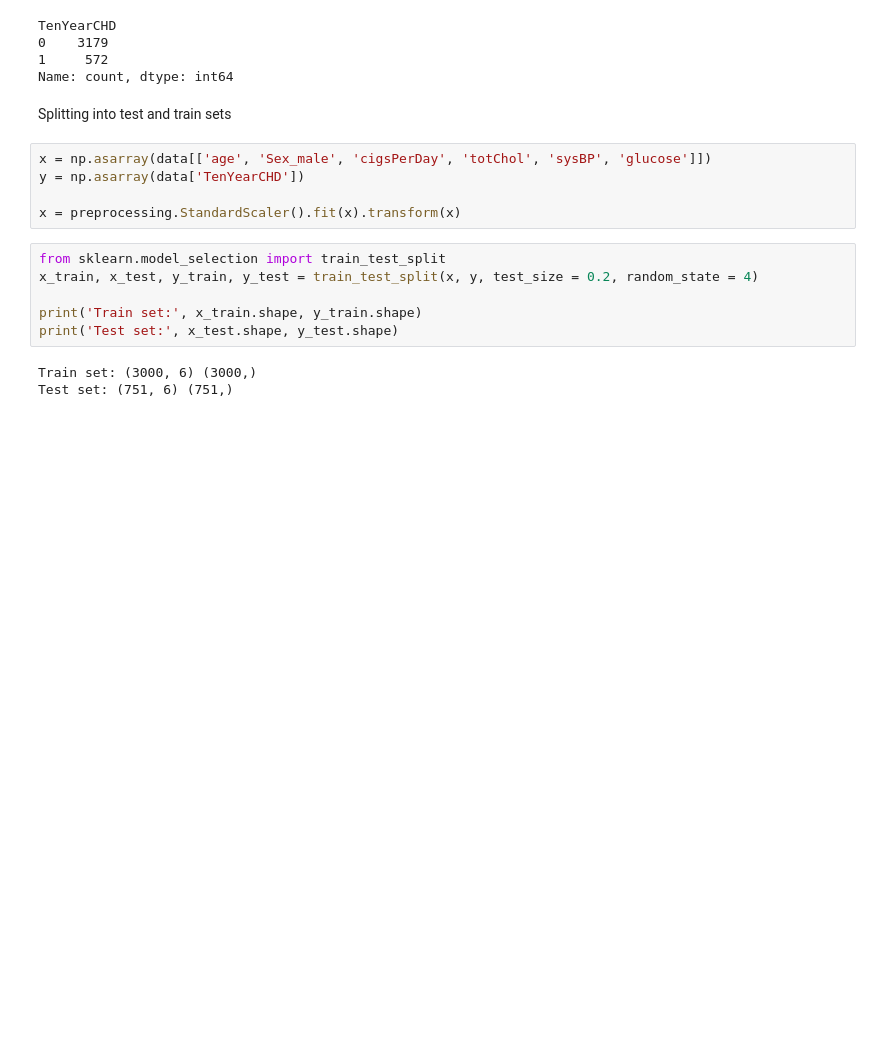
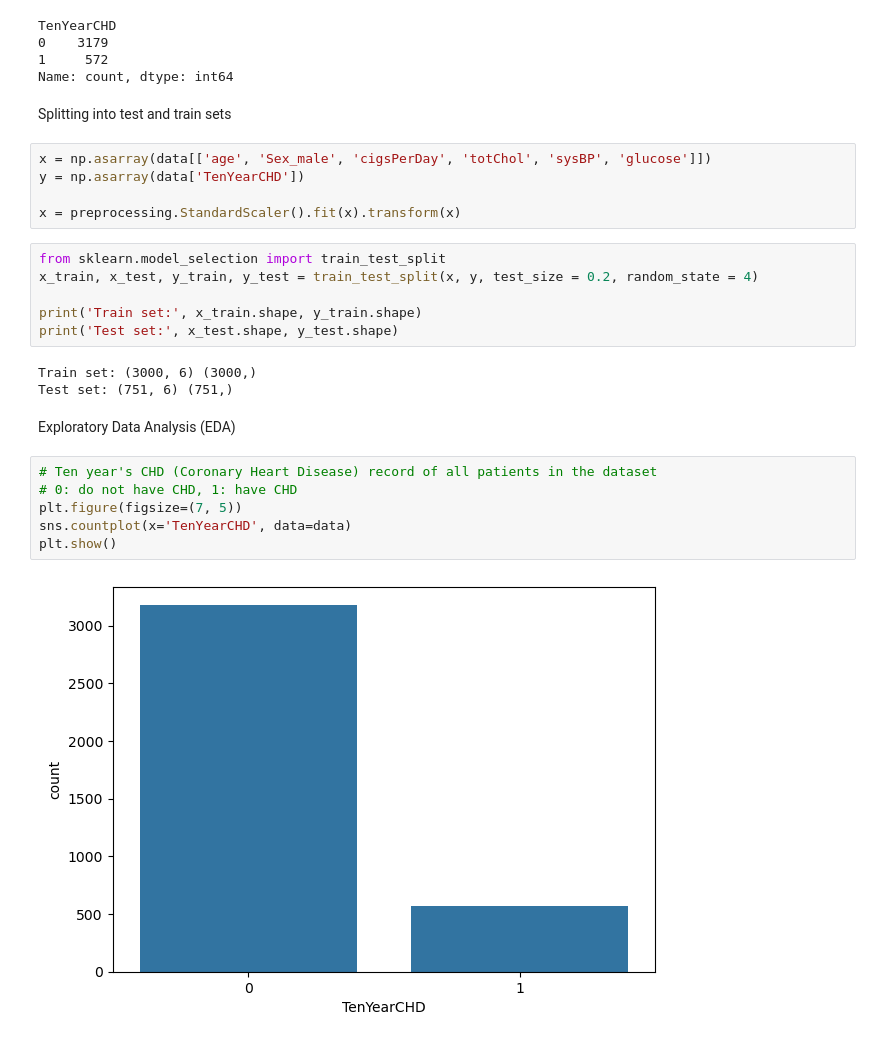
Before and after one commit to nicolynk03/heart_disease, a Jupyter notebook: prediction.ipynb, the cells around one changed output. Saved outputs shown, nothing was run; the diff lists cells and outputs as text; blank space fills up the shorter version.

```diff
--- a/prediction.ipynb
+++ b/prediction.ipynb
@@ -52,3 +52,13 @@ print('Test set:', x_test.shape, y_test.shape)
 # %% [output]
 Train set: (3000, 6) (3000,)
 Test set: (751, 6) (751,)
+# %% [markdown]
+Exploratory Data Analysis (EDA)
+# %%
+# Ten year's CHD (Coronary Heart Disease) record of all patients in the dataset
+# 0: do not have CHD, 1: have CHD
+plt.figure(figsize=(7, 5))
+sns.countplot(x='TenYearCHD', data=data)
+plt.show()
+# %% [output]
+[figure, added]
```
Also changed, not shown: parts of 3 cells of this notebook.
